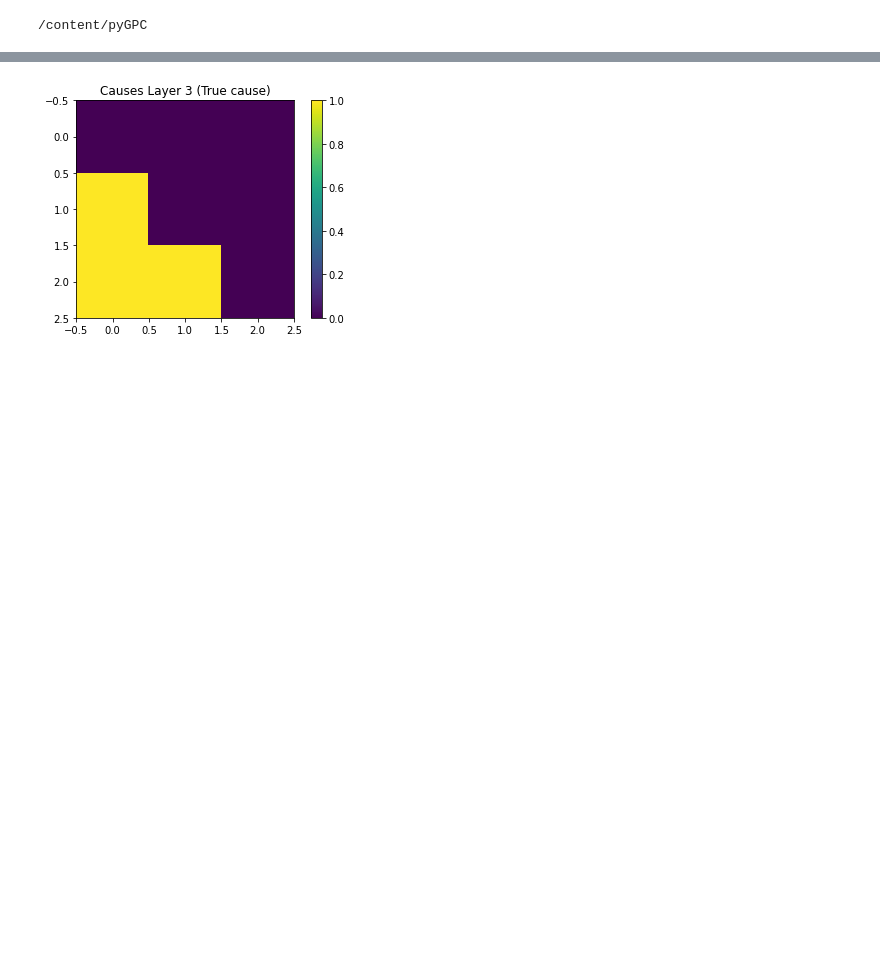
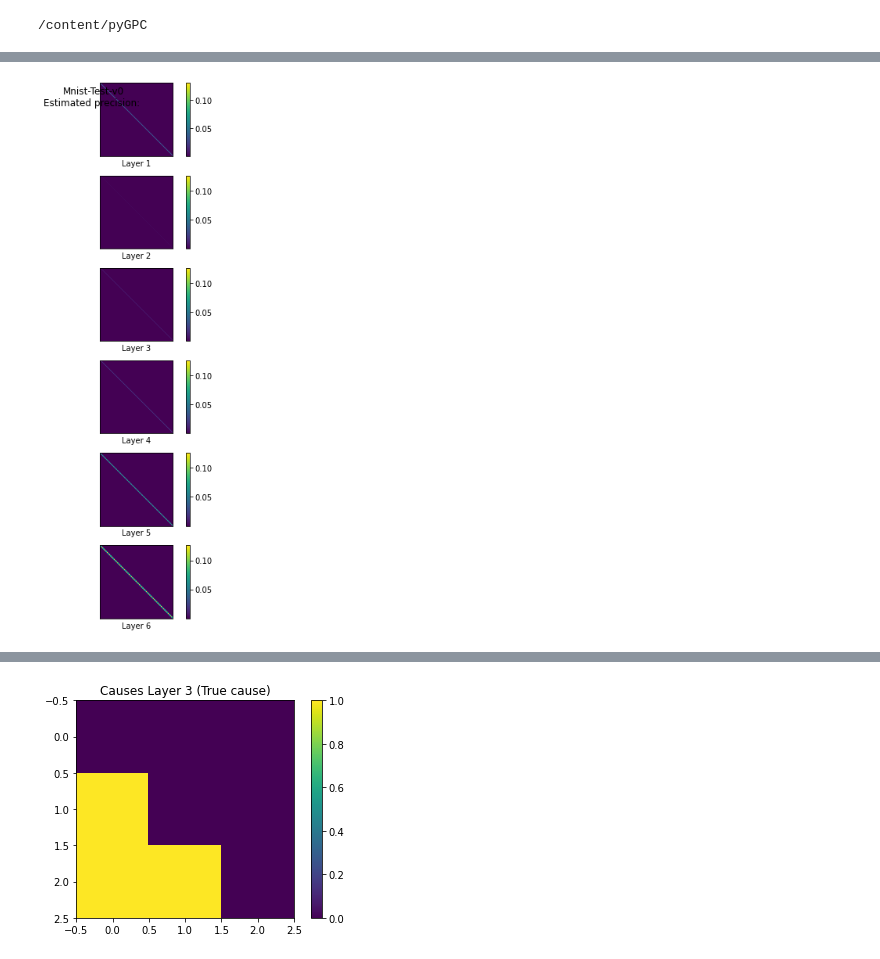
Before and after one commit to andreofner/pyGPC, a Jupyter notebook: demo.ipynb, the cells around one changed output, grey strips where cells are left out. Cells and saved outputs as stored; diff of their text form; code cells hidden in the pictures; blank space fills up the shorter version.

```diff
--- a/demo.ipynb
+++ b/demo.ipynb
@@ -39,3 +133,8 @@ torch.Size([16, 8, 4, 4])
+# %%
+""" Visualize inferred precision"""
+visualize_covariance_matrix(PCN, title=env_name, skip_l=1);
+# %% [output]
+[figure, added]
 # %%
 # Moving MNIST train and test predictions
 # Run this cell twice if videos don't show
```
Also changed, not shown: parts of 7 cells of this notebook.
